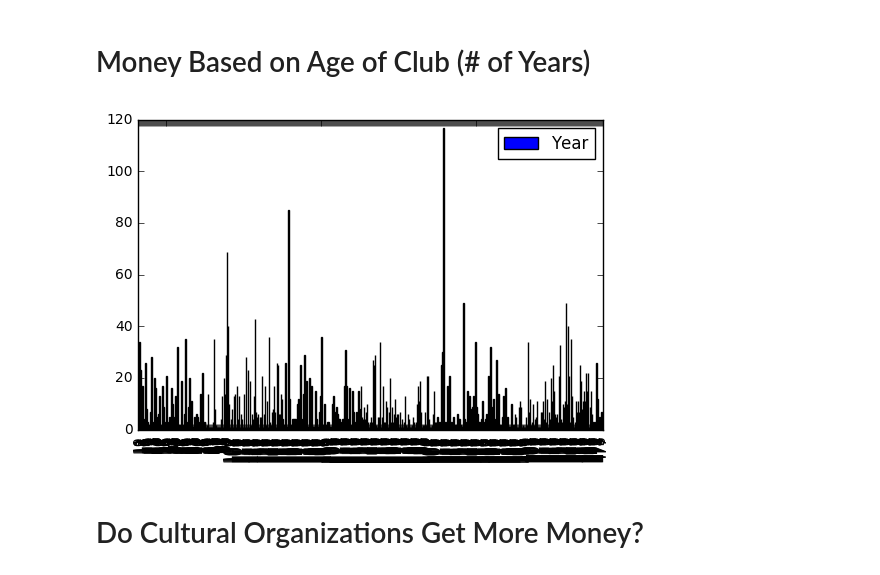
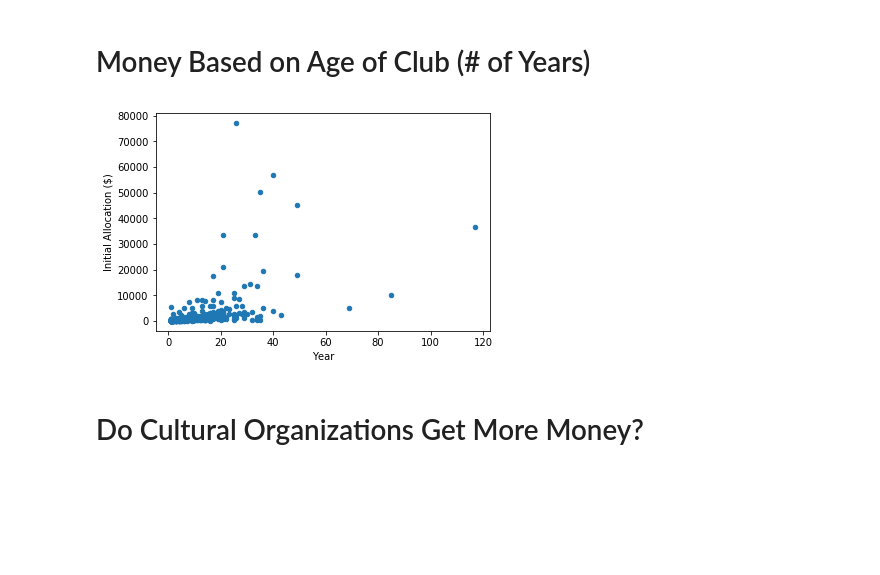
Before and after one commit to dailycal-projects/asuc-budget-club, a Jupyter notebook: asuc.ipynb, the cells around one changed output. Drawn from its saved outputs; the diff is of its cells as text; code cells hidden in the pictures; blank space fills up the shorter version.

```diff
--- a/asuc.ipynb
+++ b/asuc.ipynb
@@ -82,12 +133,13 @@ Sum of $ / Group
 # %%
 clubs_with_years = asuc_budget.loc[asuc_budget['Year'].notnull()]
 
-years_dataframe = clubs_with_years[['Organization', 'Year']]
+years_dataframe = clubs_with_years[['Year', 'Initial Allocation ($)']]
+years_dataframe = years_dataframe.sort_values('Year')
 
-years_dataframe.plot.bar()
+years_dataframe.plot.scatter(x='Year', y='Initial Allocation ($)')
 plt.show()
 # %% [output]
-[figure, old version]
+[figure, new version]
 # %% [markdown]
 # Do Cultural Organizations Get More Money?
 # %% [markdown]
```
Also changed, not shown: parts of 10 cells of this notebook.
